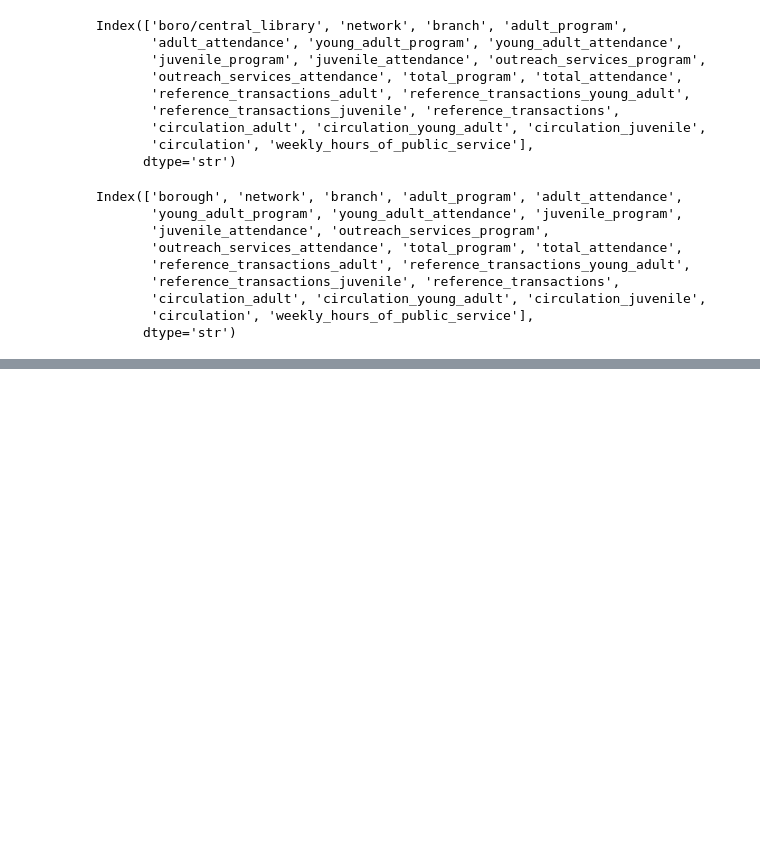
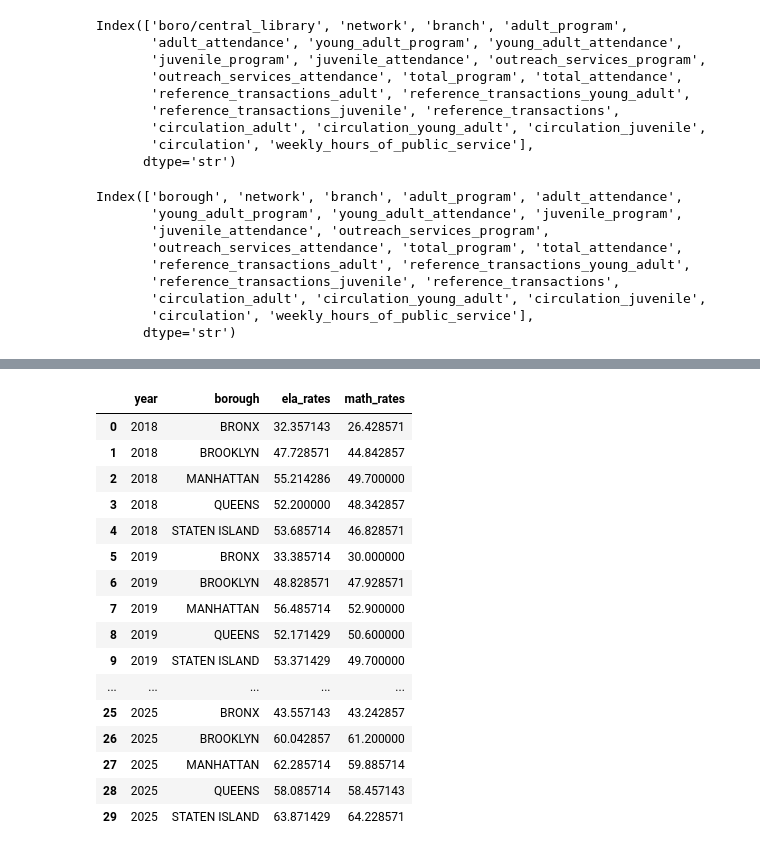
Before and after one commit to YasmineRaef/NYC_OpenSource_Literacy_rates, a Jupyter notebook: Literacy_rates.ipynb, the cells around one changed output, grey strips where cells are left out. Drawn from its saved outputs; the diff is of its cells as text; code cells hidden in the pictures; blank space fills up the shorter version.

Commit message:
Fixed math and ela rate computing and standerdized levels 3+4; Aggregated data based on borough for a graph and another for a graph based on years

```diff
--- a/Literacy_rates.ipynb
+++ b/Literacy_rates.ipynb
@@ -150,7 +152,3 @@ bronx_math_results
 | 39 | BRONX | 7 | 2018 | 14383 | 591 | 7311 | 50.8 | 3829 | ... |
 | 40 | BRONX | 8 | 2018 | 12348 | 595 | 5884 | 47.7 | 3788 | ... |
 | 41 | BRONX | All Grades | 2018 | 86378 | 592 | 39775 | 46.0 | 23610 | ... |
-# %%
-## Dividing the average scores by total students to get percentages instead of counts
-raw_math_results['result_rates'] = (raw_math_results['mean_scale_score'] / raw_math_results['number_tested'] * 100)
-raw_math_results['result_rates']
@@ -306,3 +264,7 @@ Index(['borough', 'network', 'branch', 'adult_program', 'adult_attendance',
        'circulation_adult', 'circulation_young_adult', 'circulation_juvenile',
        'circulation', 'weekly_hours_of_public_service'],
       dtype='str')
+# %%
+# Filter out meeting+exceeding ELA & Math levels
+raw_ela_results['ela_rates'] = raw_ela_results['%_level_3+4']
+raw_math_results['math_rates'] = raw_math_results['%_level_3+4']
@@ -308,0 +318,5 @@ Index(['borough', 'network', 'branch', 'adult_program', 'adult_attendance',
+# %%
+#Aggregating Math & ELA rates based on year and borough
+ela_year = raw_ela_results.groupby(["year", "borough"])["ela_rates"].mean().reset_index()
+math_year = raw_math_results.groupby(["year", "borough"])["math_rates"].mean().reset_index()
+ela_year
@@ -308,0 +341,22 @@ Index(['borough', 'network', 'branch', 'adult_program', 'adult_attendance',
+# %%
+#Merging ELA and Math rates by year
+combined_year = ela_year.merge(math_year, on=["year", "borough"])
+combined_year
+# %% [output]
+|  | year | borough | ela_rates | math_rates |
+| 0 | 2018 | BRONX | 32.357143 | 26.428571 |
+| 1 | 2018 | BROOKLYN | 47.728571 | 44.842857 |
+| 2 | 2018 | MANHATTAN | 55.214286 | 49.700000 |
+| 3 | 2018 | QUEENS | 52.200000 | 48.342857 |
+| 4 | 2018 | STATEN ISLAND | 53.685714 | 46.828571 |
+| 5 | 2019 | BRONX | 33.385714 | 30.000000 |
+| 6 | 2019 | BROOKLYN | 48.828571 | 47.928571 |
+| 7 | 2019 | MANHATTAN | 56.485714 | 52.900000 |
+| 8 | 2019 | QUEENS | 52.171429 | 50.600000 |
+| 9 | 2019 | STATEN ISLAND | 53.371429 | 49.700000 |
+| ... | ... | ... | ... | ... |
+| 25 | 2025 | BRONX | 43.557143 | 43.242857 |
+| 26 | 2025 | BROOKLYN | 60.042857 | 61.200000 |
+| 27 | 2025 | MANHATTAN | 62.285714 | 59.885714 |
+| 28 | 2025 | QUEENS | 58.085714 | 58.457143 |
+| 29 | 2025 | STATEN ISLAND | 63.871429 | 64.228571 |
```
Also changed, not shown: parts of 11 cells of this notebook, 2 other files.
